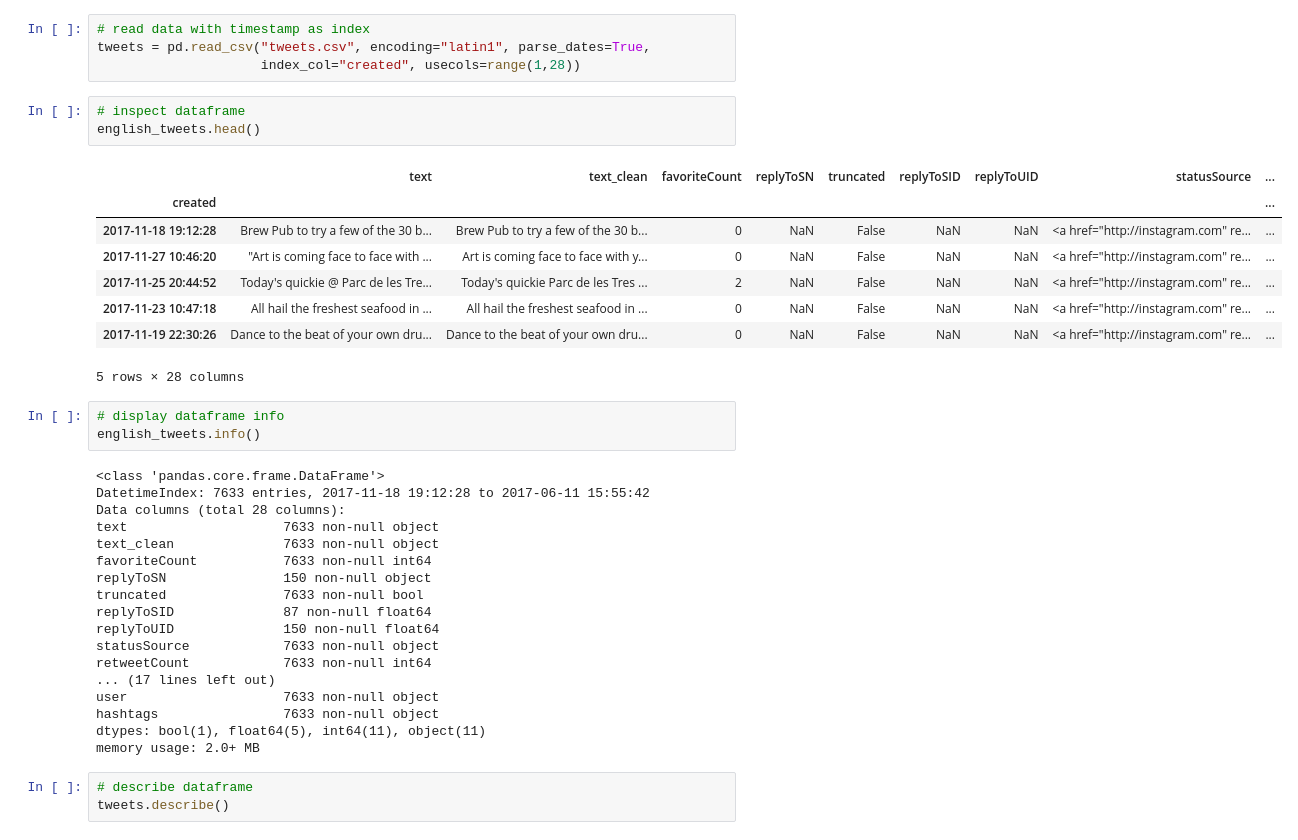
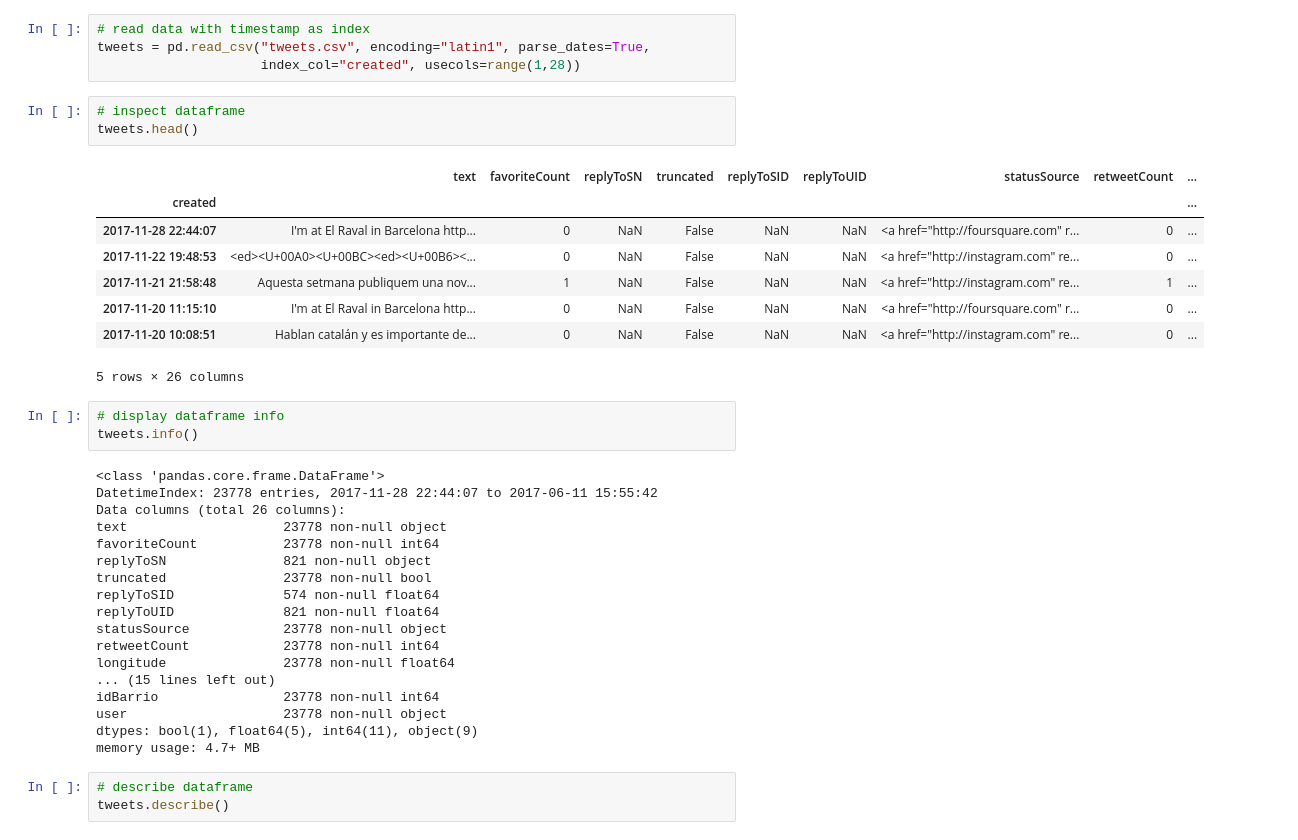
Before and after one commit to sebastianbirk/esade-topic-analysis-twitter-tourism-bcn, a Jupyter notebook: TopicModeling#1_Preprocessing.ipynb, the cells around one changed output. Saved outputs shown, nothing was run; the diff lists cells and outputs as text.

```diff
--- a/TopicModeling#1_Preprocessing.ipynb
+++ b/TopicModeling#1_Preprocessing.ipynb
@@ -38,37 +38,37 @@ tweets = pd.read_csv("tweets.csv", encoding="latin1", parse_dates=True,
                      index_col="created", usecols=range(1,28))
 # %%
 # inspect dataframe
-english_tweets.head()
+tweets.head()
 # %% [output]
-|  | text | text_clean | favoriteCount | replyToSN | truncated | replyToSID | replyToUID | statusSource | ... |
+|  | text | favoriteCount | replyToSN | truncated | replyToSID | replyToUID | statusSource | retweetCount | ... |
 | created |  |  |  |  |  |  |  |  | ... |
-| 2017-11-18 19:12:28 | Brew Pub to try a few of the 30 b... | Brew Pub to try a few of the 30 b... | 0 | NaN | False | NaN | NaN | <a href="http://instagram.com" re... | ... |
-| 2017-11-27 10:46:20 | "Art is coming face to face with ... | Art is coming face to face with y... | 0 | NaN | False | NaN | NaN | <a href="http://instagram.com" re... | ... |
-| 2017-11-25 20:44:52 | Today's quickie @ Parc de les Tre... | Today's quickie Parc de les Tres ... | 2 | NaN | False | NaN | NaN | <a href="http://instagram.com" re... | ... |
-| 2017-11-23 10:47:18 | All hail the freshest seafood in ... | All hail the freshest seafood in ... | 0 | NaN | False | NaN | NaN | <a href="http://instagram.com" re... | ... |
-| 2017-11-19 22:30:26 | Dance to the beat of your own dru... | Dance to the beat of your own dru... | 0 | NaN | False | NaN | NaN | <a href="http://instagram.com" re... | ... |
+| 2017-11-28 22:44:07 | I'm at El Raval in Barcelona http... | 0 | NaN | False | NaN | NaN | <a href="http://foursquare.com" r... | 0 | ... |
+| 2017-11-22 19:48:53 | <ed><U+00A0><U+00BC><ed><U+00B6><... | 0 | NaN | False | NaN | NaN | <a href="http://instagram.com" re... | 0 | ... |
+| 2017-11-21 21:58:48 | Aquesta setmana publiquem una nov... | 1 | NaN | False | NaN | NaN | <a href="http://instagram.com" re... | 1 | ... |
+| 2017-11-20 11:15:10 | I'm at El Raval in Barcelona http... | 0 | NaN | False | NaN | NaN | <a href="http://foursquare.com" r... | 0 | ... |
+| 2017-11-20 10:08:51 | Hablan catalán y es importante de... | 0 | NaN | False | NaN | NaN | <a href="http://instagram.com" re... | 0 | ... |
-5 rows × 28 columns
+5 rows × 26 columns
 # %%
 # display dataframe info
-english_tweets.info()
+tweets.info()
 # %% [output]
 <class 'pandas.core.frame.DataFrame'>
-DatetimeIndex: 7633 entries, 2017-11-18 19:12:28 to 2017-06-11 15:55:42
-Data columns (total 28 columns):
-text                    7633 non-null object
-text_clean              7633 non-null object
-favoriteCount           7633 non-null int64
-replyToSN               150 non-null object
-truncated               7633 non-null bool
-replyToSID              87 non-null float64
-replyToUID              150 non-null float64
-statusSource            7633 non-null object
-retweetCount            7633 non-null int64
-... (17 lines left out)
-user                    7633 non-null object
-hashtags                7633 non-null object
-dtypes: bool(1), float64(5), int64(11), object(11)
-memory usage: 2.0+ MB
+DatetimeIndex: 23778 entries, 2017-11-28 22:44:07 to 2017-06-11 15:55:42
+Data columns (total 26 columns):
+text                    23778 non-null object
+favoriteCount           23778 non-null int64
+replyToSN               821 non-null object
+truncated               23778 non-null bool
+replyToSID              574 non-null float64
+replyToUID              821 non-null float64
+statusSource            23778 non-null object
+retweetCount            23778 non-null int64
+longitude               23778 non-null float64
+... (15 lines left out)
+idBarrio                23778 non-null int64
+user                    23778 non-null object
+dtypes: bool(1), float64(5), int64(11), object(9)
+memory usage: 4.7+ MB
 # %%
 # describe dataframe
 tweets.describe()
```
Also changed, not shown: parts of 5 cells of this notebook, 1 other file.
